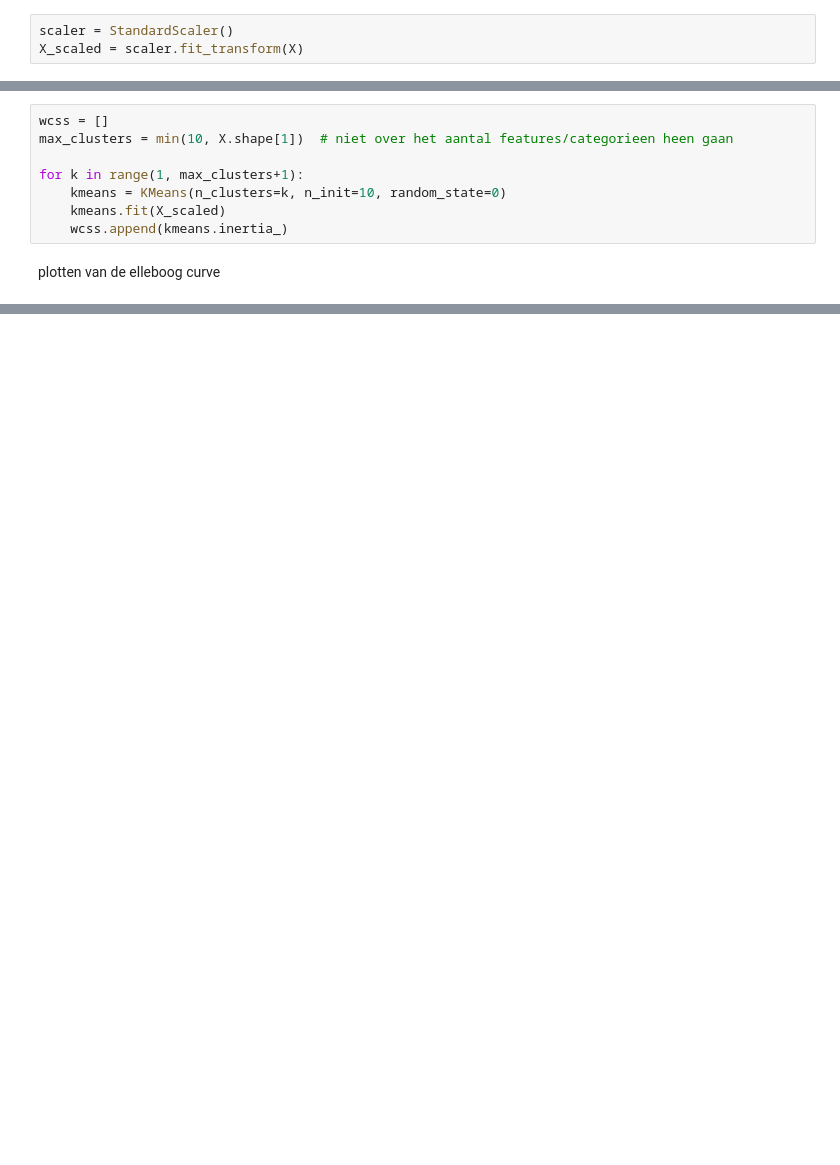
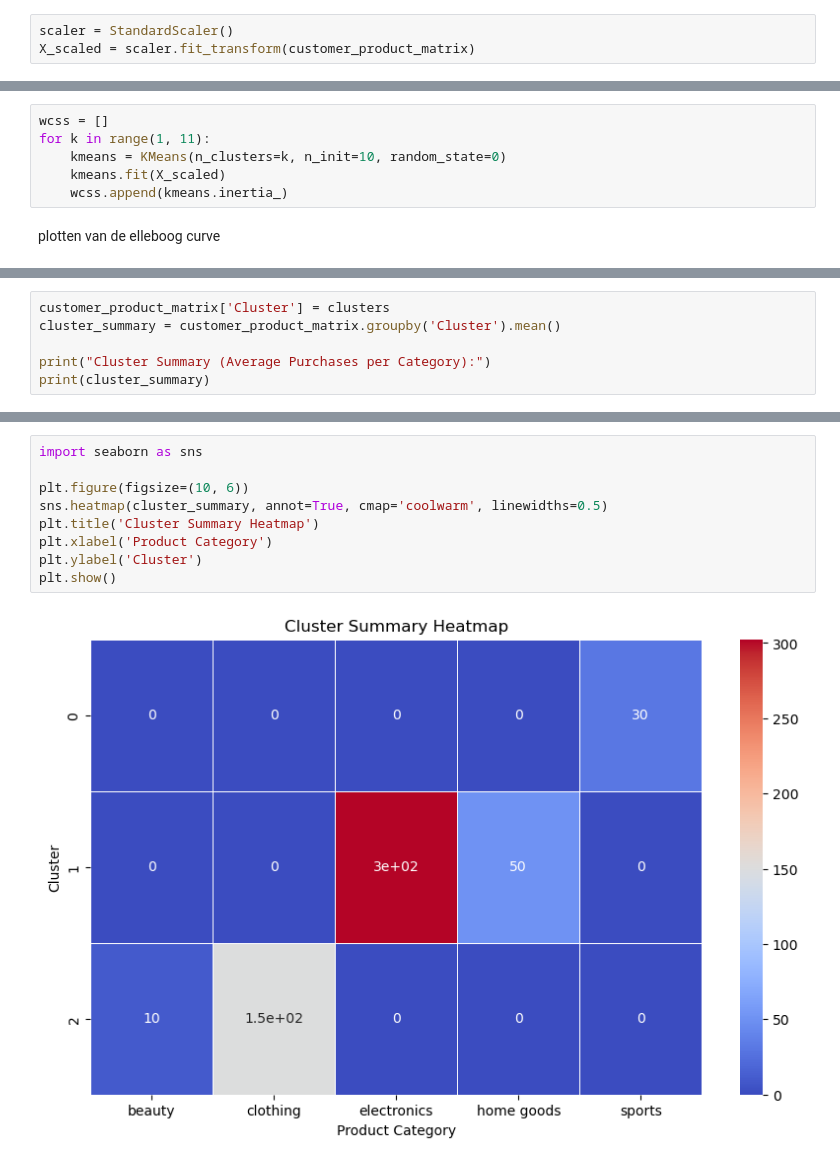
Before and after one commit to ThibautBeck1/machine_learning, a Jupyter notebook: lab4/lab4_Beck_Thibaut.ipynb, the cells around one changed output, grey strips where cells are left out. Drawn from its saved outputs; the diff is of its cells as text; blank space fills up the shorter version.

```diff
--- a/lab4/lab4_Beck_Thibaut.ipynb
+++ b/lab4/lab4_Beck_Thibaut.ipynb
@@ -390,4 +252,4 @@ X = customer_df.iloc[:, 1:]
 Schalen van de data
 # %%
 scaler = StandardScaler()
-X_scaled = scaler.fit_transform(X)
+X_scaled = scaler.fit_transform(customer_product_matrix)
@@ -396,8 +258,6 @@ Stap 2 : bepalen van de optimale clustering methode (elbow method)
 # %%
 wcss = []
-max_clusters = min(10, X.shape[1])  # niet over het aantal features/categorieen heen gaan
-
-for k in range(1, max_clusters+1):
+for k in range(1, 11):
     kmeans = KMeans(n_clusters=k, n_init=10, random_state=0)
     kmeans.fit(X_scaled)
     wcss.append(kmeans.inertia_)
@@ -462,0 +299,6 @@ plt.show()
+# %%
+customer_product_matrix['Cluster'] = clusters
+cluster_summary = customer_product_matrix.groupby('Cluster').mean()
+
+print("Cluster Summary (Average Purchases per Category):")
+print(cluster_summary)
@@ -462,0 +342,11 @@ plt.show()
+# %%
+import seaborn as sns
+
+plt.figure(figsize=(10, 6))
+sns.heatmap(cluster_summary, annot=True, cmap='coolwarm', linewidths=0.5)
+plt.title('Cluster Summary Heatmap')
+plt.xlabel('Product Category')
+plt.ylabel('Cluster')
+plt.show()
+# %% [output]
+[figure, added]
```
Also changed, not shown: parts of 28 cells of this notebook.
